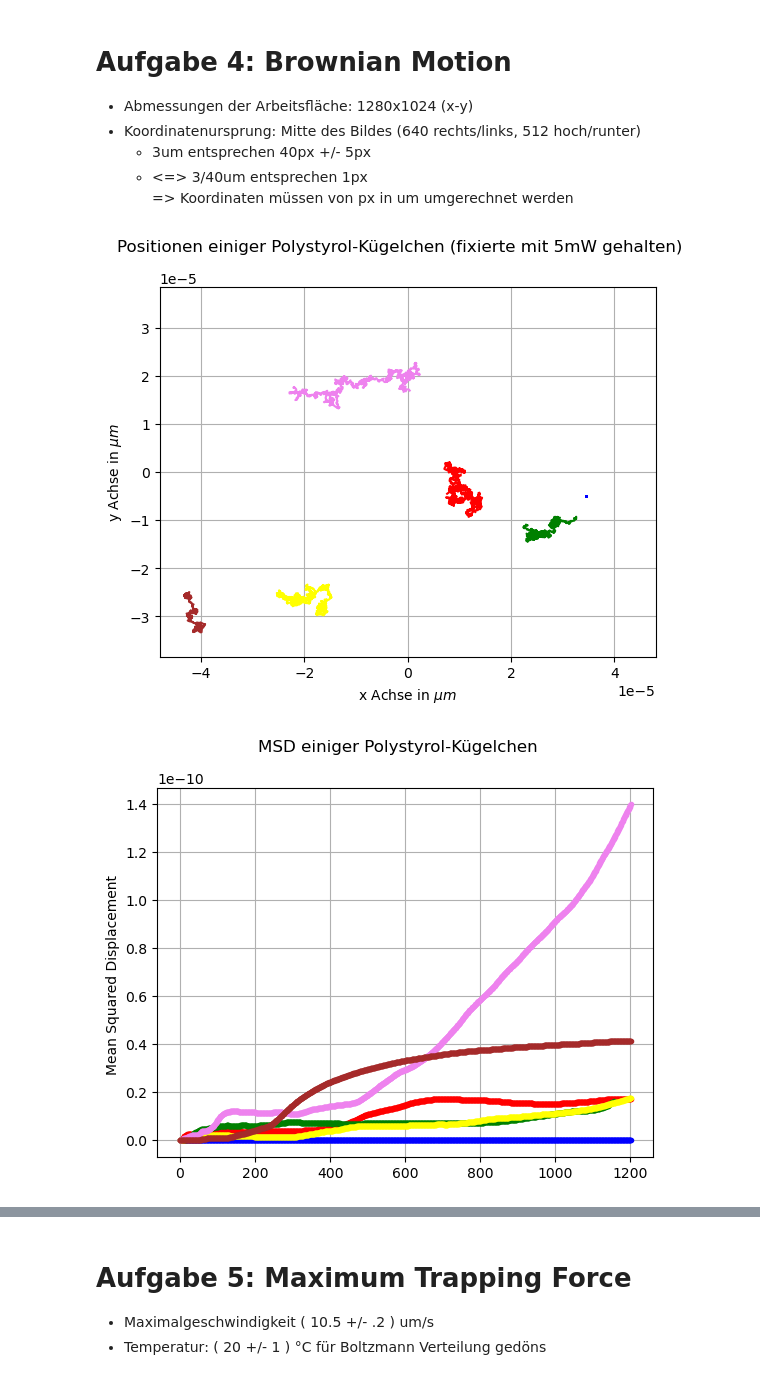
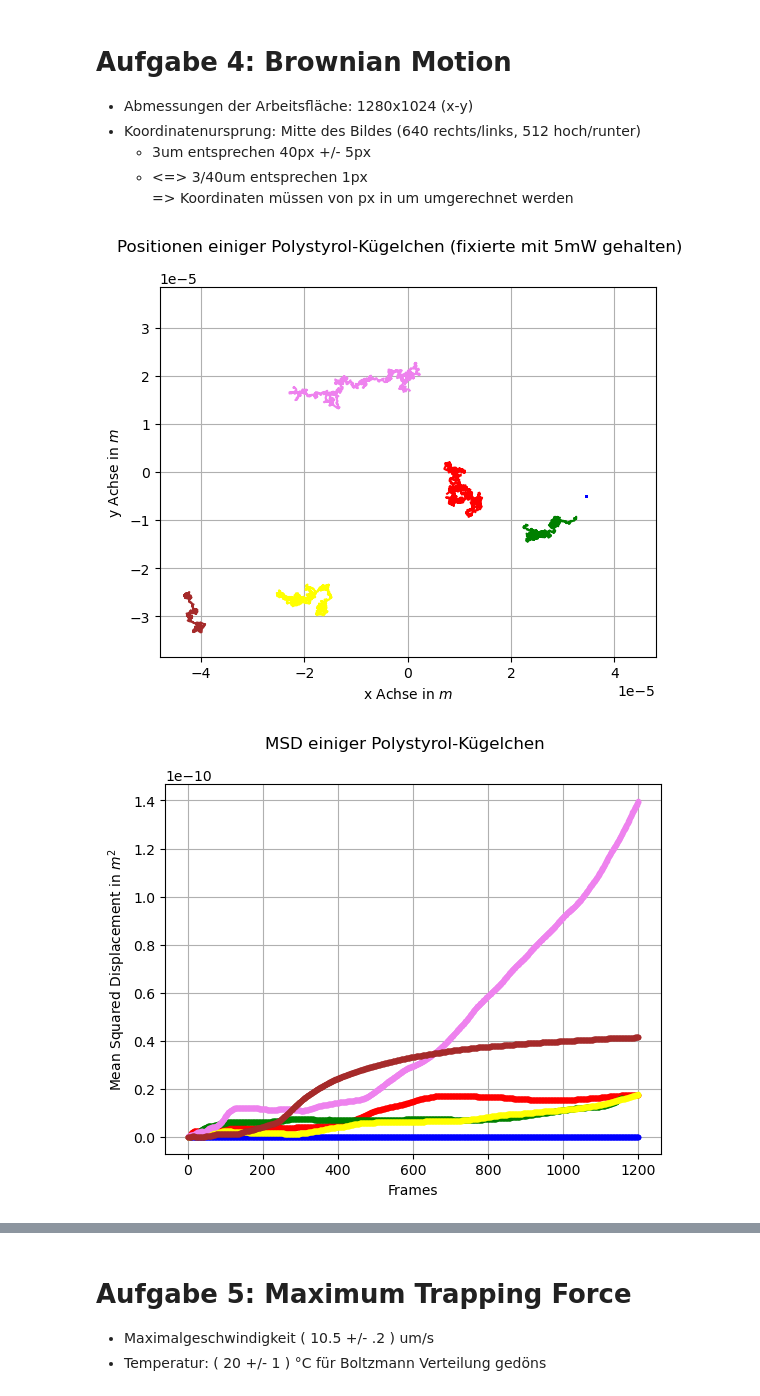
Before and after one commit to MRNock04/P3, a Jupyter notebook: Optische Pinzette/Auswertung.ipynb, the cells around one changed output, grey strips where cells are left out. Saved outputs shown, nothing was run; the diff lists cells and outputs as text; code cells hidden in the pictures.

```diff
--- a/Optische Pinzette/Auswertung.ipynb
+++ b/Optische Pinzette/Auswertung.ipynb
@@ -66,7 +66,7 @@ ax1.plot(mass_E[1], mass_E[2], label="Masse E1", color="brown")
 # ax1.plot(mass_E2[1], mass_E2[2], label="Masse E2", color="orange")
 ax1.set_xlim(left=-640 * scale , right=640 * scale)
 ax1.set_ylim(bottom=-512 * scale , top=512 * scale)
-ax1.set(xlabel="x Achse in $\mu m$", ylabel="y Achse in $\mu m$")
+ax1.set(xlabel="x Achse in $m$", ylabel="y Achse in $m$")
 fig1.suptitle("Positionen einiger Polystyrol-Kügelchen (fixierte mit 5mW gehalten)")
 ax1.grid()#, ax1.legend()
 
@@ -124,34 +124,34 @@ ax2.plot(msd_D, color="violet", marker=".", label="Masse D1")
 ax2.plot(msd_E, color="brown", marker=".", label="Masse E1")
 # ax2.plot(msd_A2, color="magenta", marker=".", label="Masse A2")
 # ax2.plot(msd_B2, color="lightgreen", marker=".", label="Masse B2")
 # ax2.plot(msd_C2, color="lightblue", marker=".", label="Masse C2")
 # ax2.plot(msd_D2, color="pink", marker=".", label="Masse D2")
 # ax2.plot(msd_E2, color="orange", marker=".", label="Masse E2")
-ax2.set( ylabel="Mean Squared Displacement ")
+ax2.set( xlabel="Frames", ylabel="Mean Squared Displacement in $m^2$")
 fig2.suptitle("MSD einiger Polystyrol-Kügelchen")
 ax2.grid()#, ax2.legend()
 plt.show()
 
 # Berechne für jeden Zeitpunkt den Mittelwert aller MSDS
 # Liste aller MSD Arrays aus dem ersten Video (exkl. fixierter Masse)
 msd_list1 = [msd_A , msd_B , msd_C , msd_D , msd_E]
 # Finde die Länge des längsten MSD Arrays
 max_length1 = max(len(arr) for arr in msd_list1)
 # Bringe alle MSD Arrays auf selbe maximale Länge, indem genügen np.nan Elemente hinzugefügt werden
 padded_msd_arrs1 = np.array([np.pad(arr, (0, max_length1 - len(arr)), constant_values=np.nan) for arr in msd_list1])
 # Berechne Mittelwert über alle i-ten Elemente, wobei np.nan ingnoriert werden
 msd_avg1 = unp.uarray(np.nanmean(padded_msd_arrs1, axis=0), .47*10**-12)
 
 # Plotte gemitteltes MSD ohne errorbars, mit errorbars dann im Fit
 fig3, ax3 = plt.subplots()
 ## vorher alle: [:1150]
 ax3.plot(mass_A[0][230:1100], unp.nominal_values(msd_avg1[230:1100]), "r.", markersize=1)
-ax3.set( xlabel="Zeit in $s$" , ylabel="gemitteltes Mean Squared Displacement")
+ax3.set( xlabel="Zeit in $s$" , ylabel="gemitteltes Mean Squared Displacement in $m^2$")
 fig3.suptitle("MSD gemittelt über alle Kügelchen (ohne errorbars)")
 ax3.grid(), plt.show()
 
 def lin(x, m=1, c=0):
     return m*x + c
 # %% [output]
-[figure, old version]
+[figure, new version]
-[figure, old version]
+[figure, new version]
```
Also changed, not shown: parts of 4 cells of this notebook.
